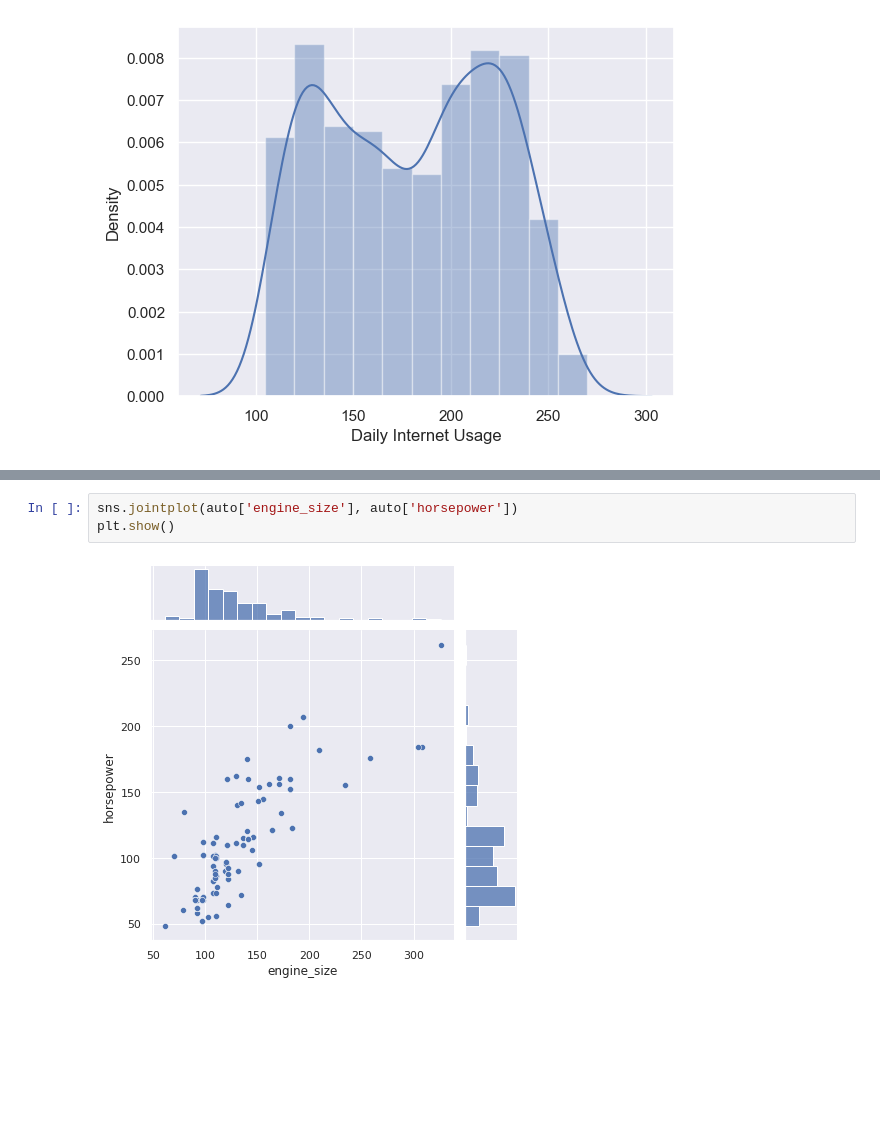
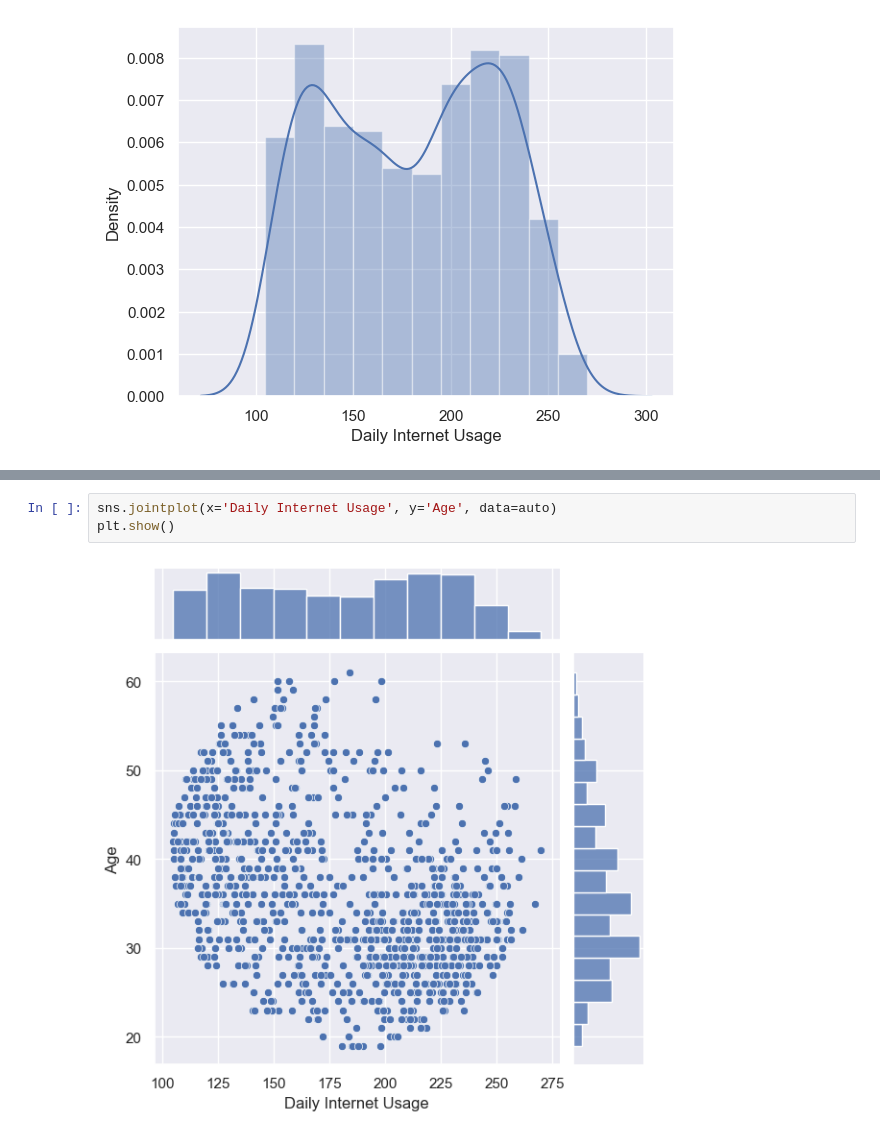
Before and after one commit to Het2518/Udemy_ML_Cource, a Jupyter notebook: Python Fundamentals/EDA+-+Part2.ipynb, the cells around one changed output, grey strips where cells are left out. Cells and saved outputs as stored; diff of their text form; blank space fills up the shorter version.

```diff
--- a/Python Fundamentals/EDA+-+Part2.ipynb
+++ b/Python Fundamentals/EDA+-+Part2.ipynb
@@ -39,7 +39,7 @@ plt.show()
 # %%
-sns.jointplot(auto['engine_size'], auto['horsepower'])
+sns.jointplot(x='Daily Internet Usage', y='Age', data=auto)
 plt.show()
 # %% [output]
-[figure, old version]
+[figure, new version]
 # %%
 #kind : { "scatter" | "reg" | "resid" | "kde" | "hex" }
```
Also changed, not shown: parts of 19 cells of this notebook.
